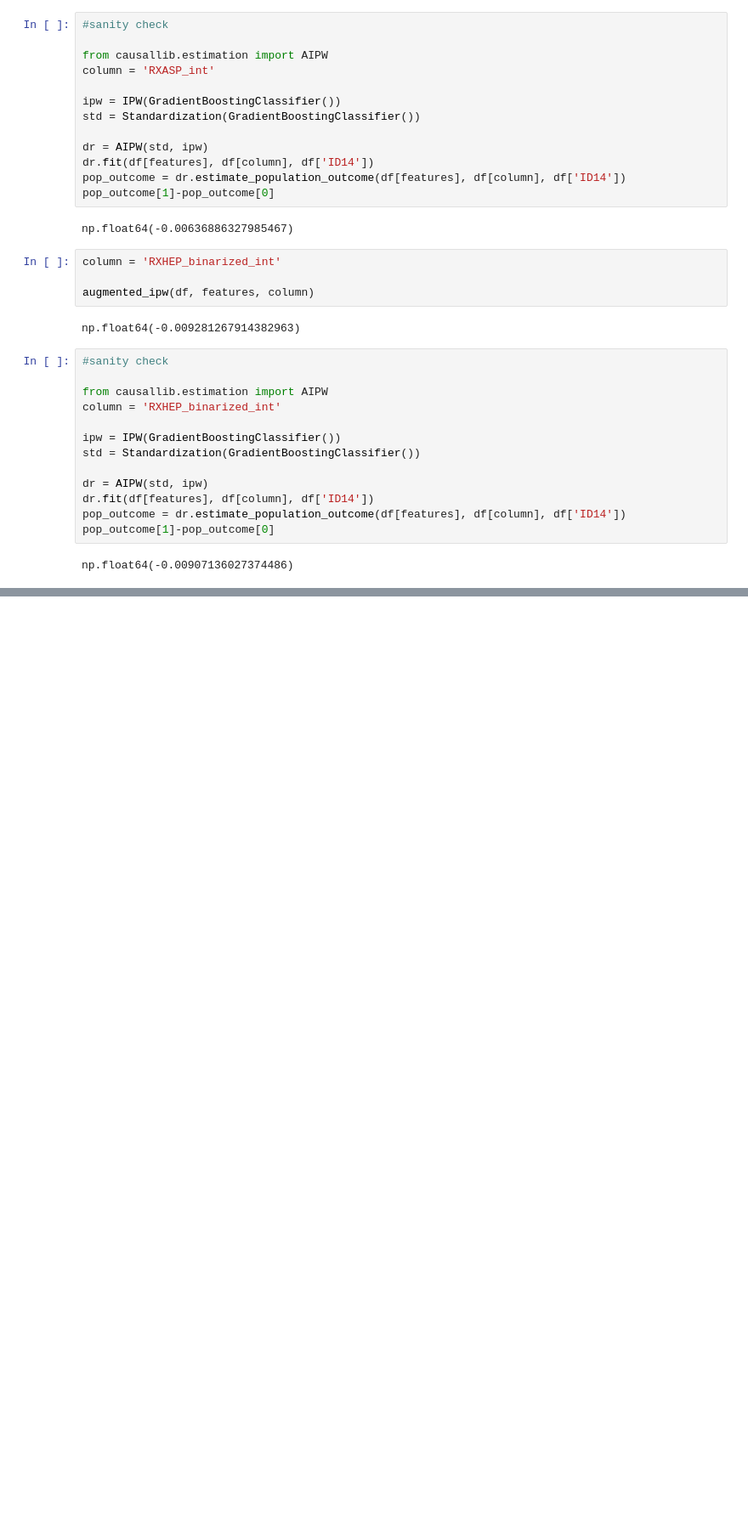
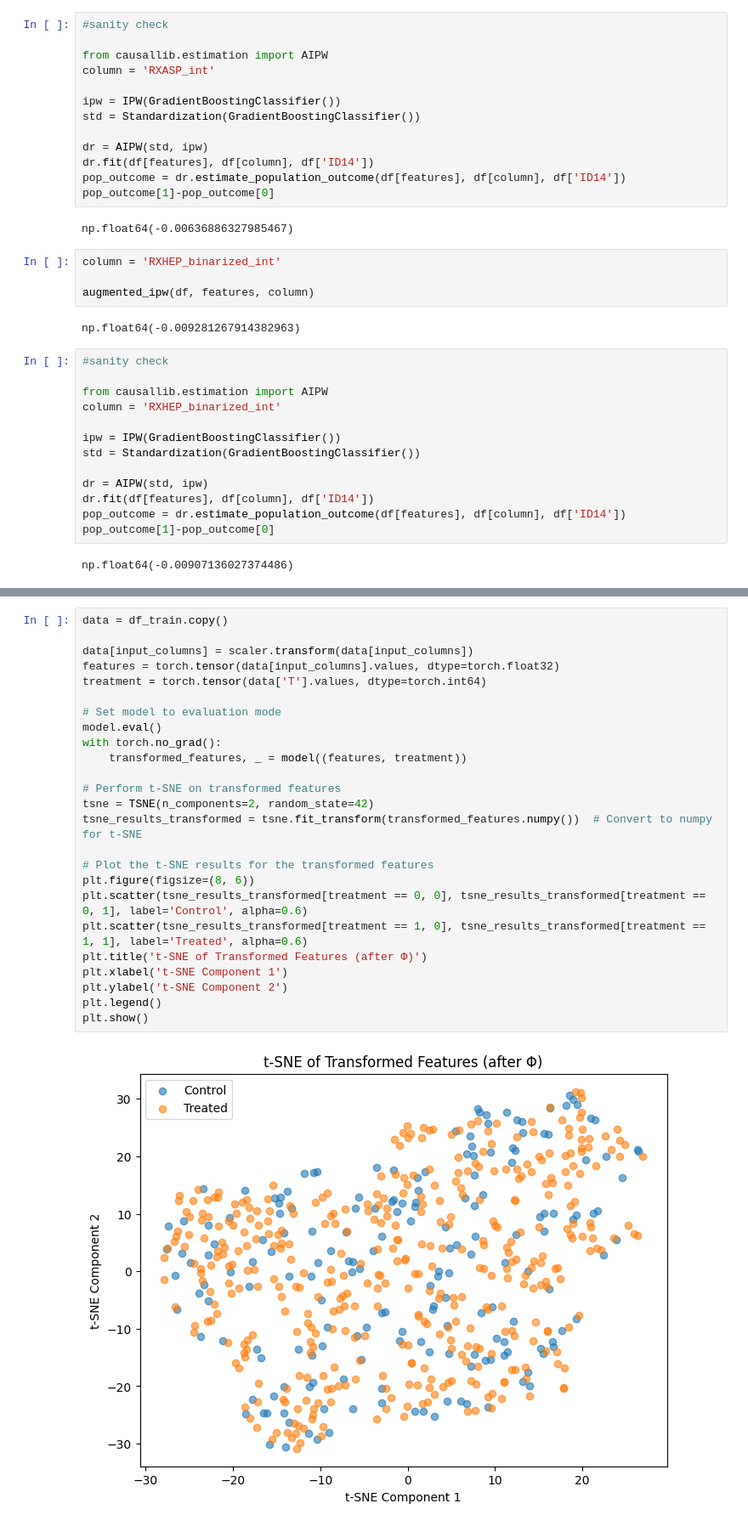
Before and after one commit to nataliaharguin/cph-200b-project1, a Jupyter notebook: project2/cph_200b_project2.ipynb, the cells around one changed output, grey strips where cells are left out. Shown: that part at 85% size. Saved outputs shown, nothing was run; the diff lists cells and outputs as text; blank space fills up the shorter version.

```diff
--- a/project2/cph_200b_project2.ipynb
+++ b/project2/cph_200b_project2.ipynb
@@ -773,0 +1079,27 @@ np.float64(-0.00907136027374486)
+# %%
+data = df_train.copy()
+
+data[input_columns] = scaler.transform(data[input_columns])
+features = torch.tensor(data[input_columns].values, dtype=torch.float32)
+treatment = torch.tensor(data['T'].values, dtype=torch.int64)
+
+# Set model to evaluation mode
+model.eval()
+with torch.no_grad():
+    transformed_features, _ = model((features, treatment))
+
+# Perform t-SNE on transformed features
+tsne = TSNE(n_components=2, random_state=42)
+tsne_results_transformed = tsne.fit_transform(transformed_features.numpy())  # Convert to numpy for t-SNE
+
+# Plot the t-SNE results for the transformed features
+plt.figure(figsize=(8, 6))
+plt.scatter(tsne_results_transformed[treatment == 0, 0], tsne_results_transformed[treatment == 0, 1], label='Control', alpha=0.6)
+plt.scatter(tsne_results_transformed[treatment == 1, 0], tsne_results_transformed[treatment == 1, 1], label='Treated', alpha=0.6)
+plt.title('t-SNE of Transformed Features (after Φ)')
+plt.xlabel('t-SNE Component 1')
+plt.ylabel('t-SNE Component 2')
+plt.legend()
+plt.show()
+# %% [output]
+[figure, added]
```
Also changed, not shown: parts of 15 cells of this notebook.
